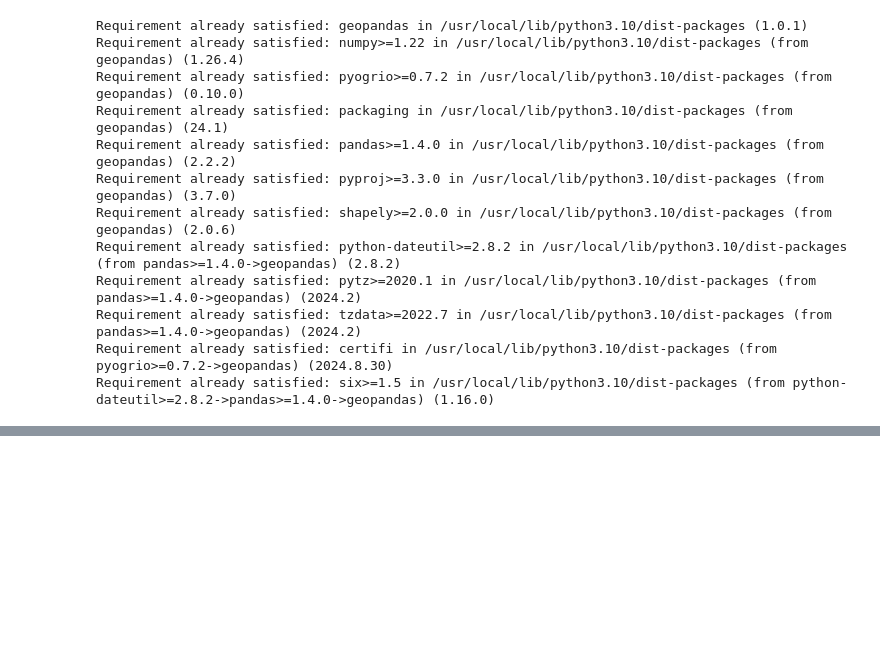
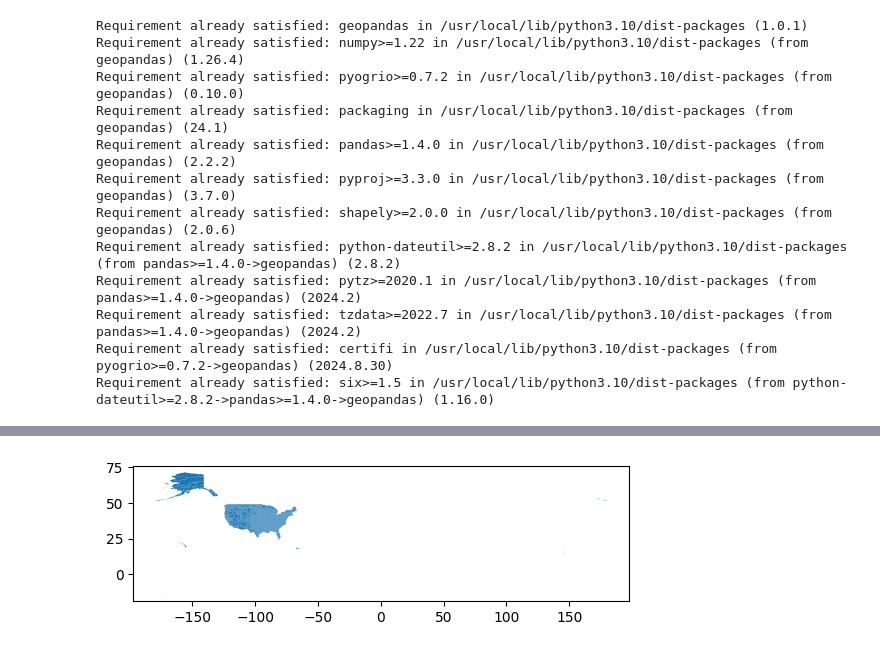
Before and after one commit to meiqingli/PAD-6716, a Jupyter notebook: PAD_6716_Python_Geospatial_Demo.ipynb, the cells around one changed output, grey strips where cells are left out. Drawn from its saved outputs; the diff is of its cells as text; code cells hidden in the pictures; blank space fills up the shorter version.

```diff
--- a/PAD_6716_Python_Geospatial_Demo.ipynb
+++ b/PAD_6716_Python_Geospatial_Demo.ipynb
@@ -37,0 +58,8 @@ import matplotlib.pyplot as plt # Submodule of matplotlib
+# %%
+# Read in the counties shapefile
+counties = gpd.read_file('PAD_6716 Python Data/tl_2024_us_county/tl_2024_us_county.shp')
+# %%
+# Plot out US counties
+counties.plot();
+# %% [output]
+[figure, added]
```
Also changed, not shown: parts of 19 cells of this notebook.
